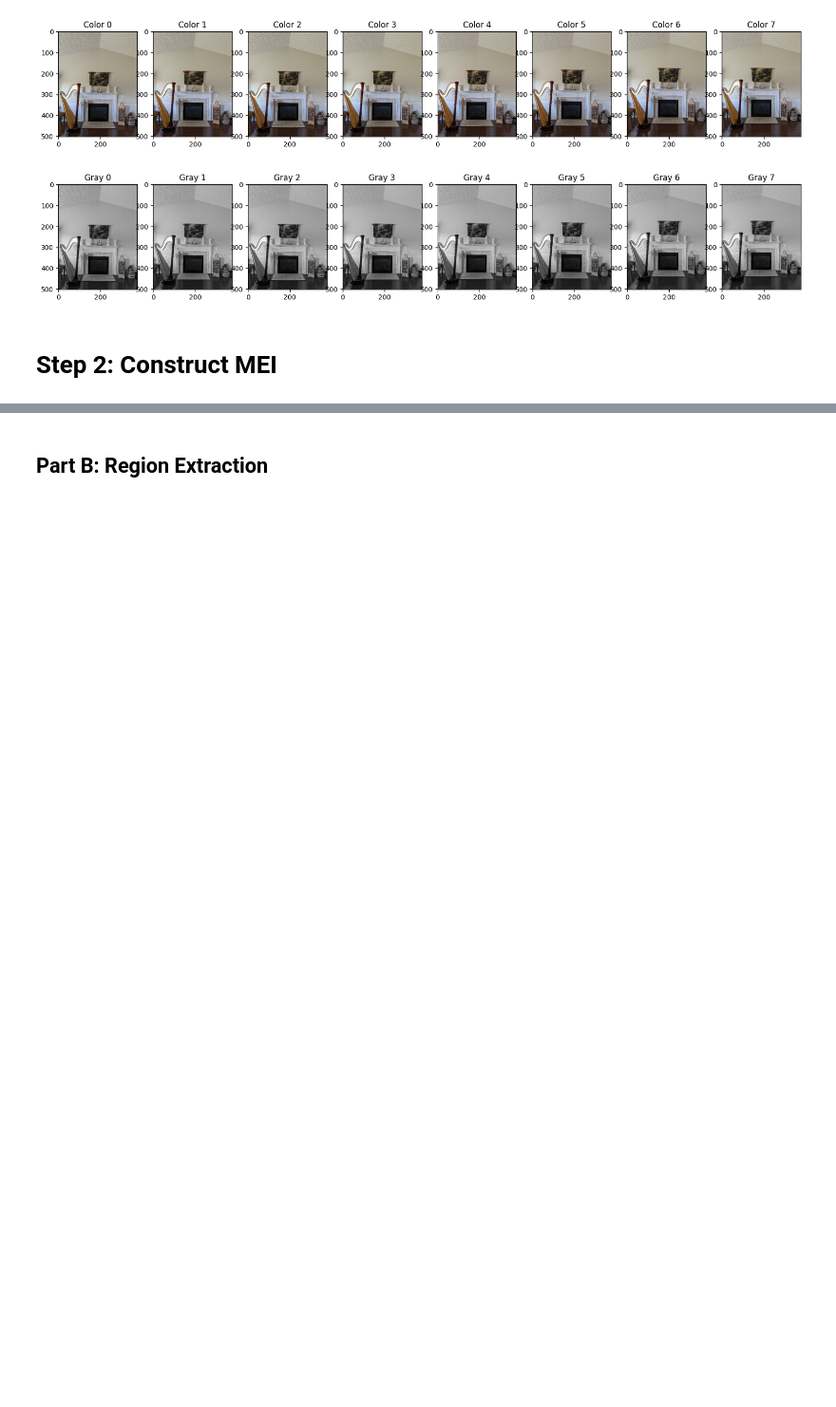
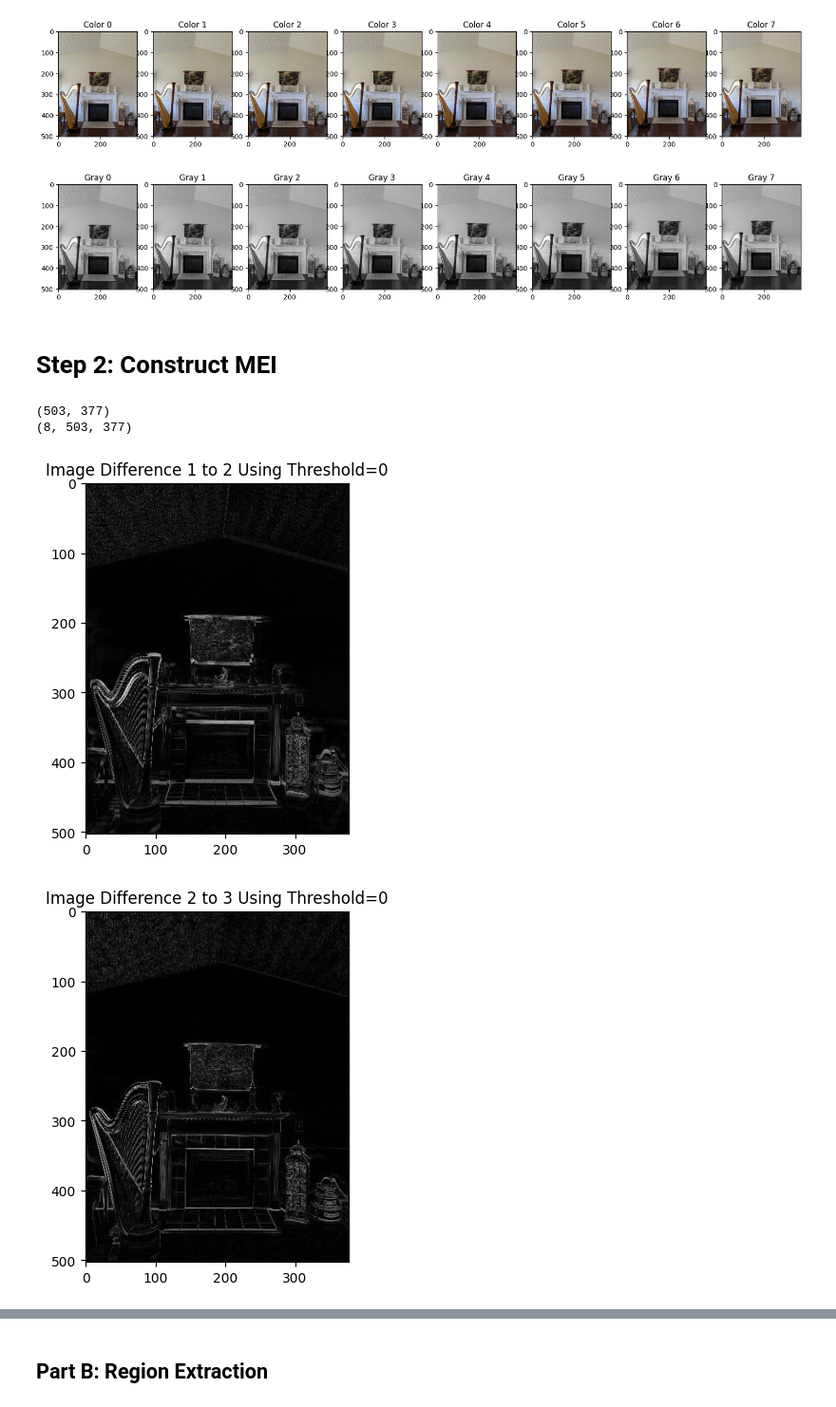
Before and after one commit to jjocook/ComputerVisionFinal, a Jupyter notebook: FinalProject.ipynb, the cells around one changed output, grey strips where cells are left out. Shown at 95% size. Drawn from its saved outputs; the diff is of its cells as text; code cells hidden in the pictures; blank space fills up the shorter version.

Commit message:
Working on MEI, image differencing seems promising

```diff
--- a/FinalProject.ipynb
+++ b/FinalProject.ipynb
@@ -52,3 +52,41 @@ plt.show()
 [figure]
 # %% [markdown]
 # Step 2: Construct MEI
+# %%
+import numpy as np
+## Get images in numpy array for MEI construction
+print(np.shape(grayscaleImages[0]))
+images = np.zeros((8,np.shape(grayscaleImages[0])[0],np.shape(grayscaleImages[0])[1]))
+for i in range(8):
+    images[i] = grayscaleImages[i]
+print(np.shape(images))
+
+
+
+motionEnergyImage = np.zeros(np.shape(grayscaleImages[0]))
+
+threshold = 0
+for i in range(1,8):
+    imDif = abs(images[i,:,:]-images[i-1,:,:])
+    imShape = np.shape(imDif)
+    for row in range(imShape[0]):
+        for column in range(imShape[1]):
+            if imDif[row,column] > threshold:
+                motionEnergyImage[row,column]=1
+
+    plt.figure()
+    plt.imshow(imDif, cmap='gray')
+    plt.title("Image Difference {} to {} Using Threshold={}".format(i,i+1,threshold))
+    plt.show()
+
+print(np.max(motionEnergyImage))
+
+plt.figure()
+plt.imshow(motionEnergyImage, cmap='gray')
+plt.title("MEI")
+plt.show()
+# %% [output]
+(503, 377)
+(8, 503, 377)
+[figure, added]
+[figure, added]
```
Also changed, not shown: parts of 1 cell of this notebook.
